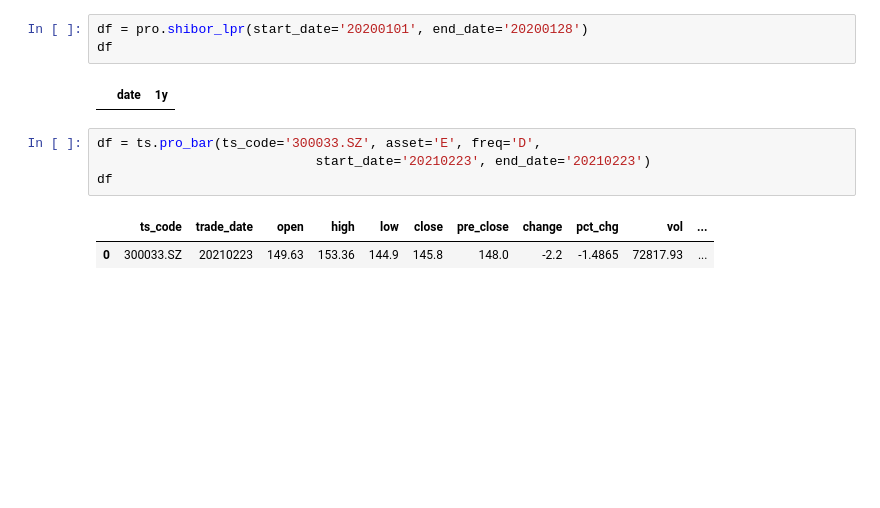
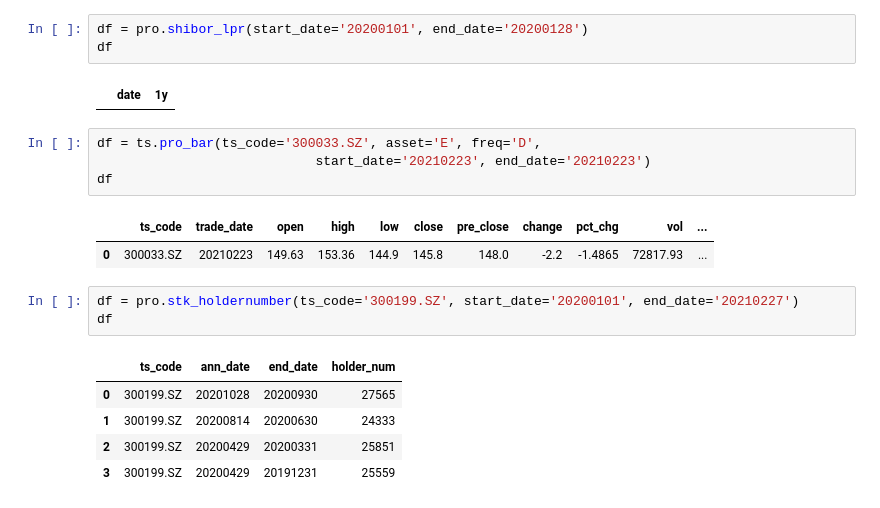
Before and after one commit to bizeasy17/investtrack, a Jupyter notebook: jupyternb/Machine Learning Foundations.ipynb, the cells around one changed output. Cells and saved outputs as stored; diff of their text form; blank space fills up the shorter version.

```diff
--- a/jupyternb/Machine Learning Foundations.ipynb
+++ b/jupyternb/Machine Learning Foundations.ipynb
@@ -418,3 +418,12 @@ df
 # %% [output]
 |  | ts_code | trade_date | open | high | low | close | pre_close | change | pct_chg | vol | ... |
 | 0 | 300033.SZ | 20210223 | 149.63 | 153.36 | 144.9 | 145.8 | 148.0 | -2.2 | -1.4865 | 72817.93 | ... |
+# %%
+df = pro.stk_holdernumber(ts_code='300199.SZ', start_date='20200101', end_date='20210227')
+df
+# %% [output]
+|  | ts_code | ann_date | end_date | holder_num |
+| 0 | 300199.SZ | 20201028 | 20200930 | 27565 |
+| 1 | 300199.SZ | 20200814 | 20200630 | 24333 |
+| 2 | 300199.SZ | 20200429 | 20200331 | 25851 |
+| 3 | 300199.SZ | 20200429 | 20191231 | 25559 |
```
Also changed, not shown: parts of 2 cells of this notebook, 13 other files.
